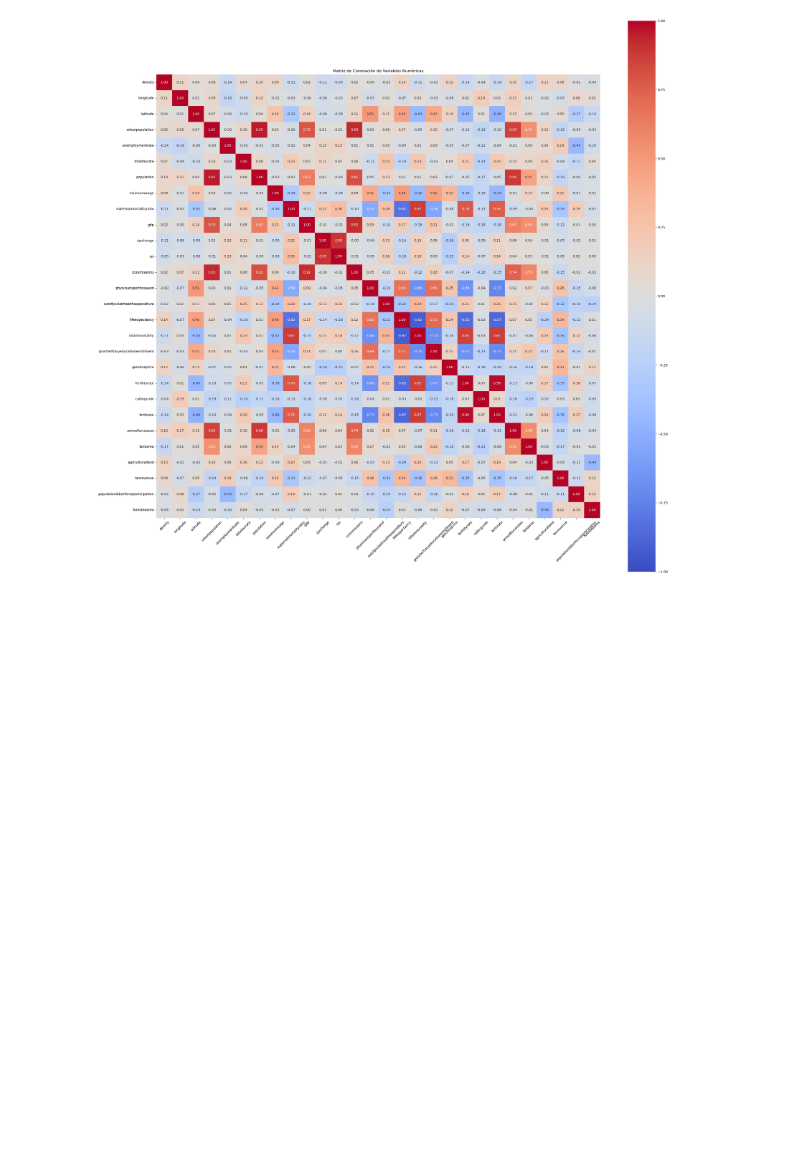
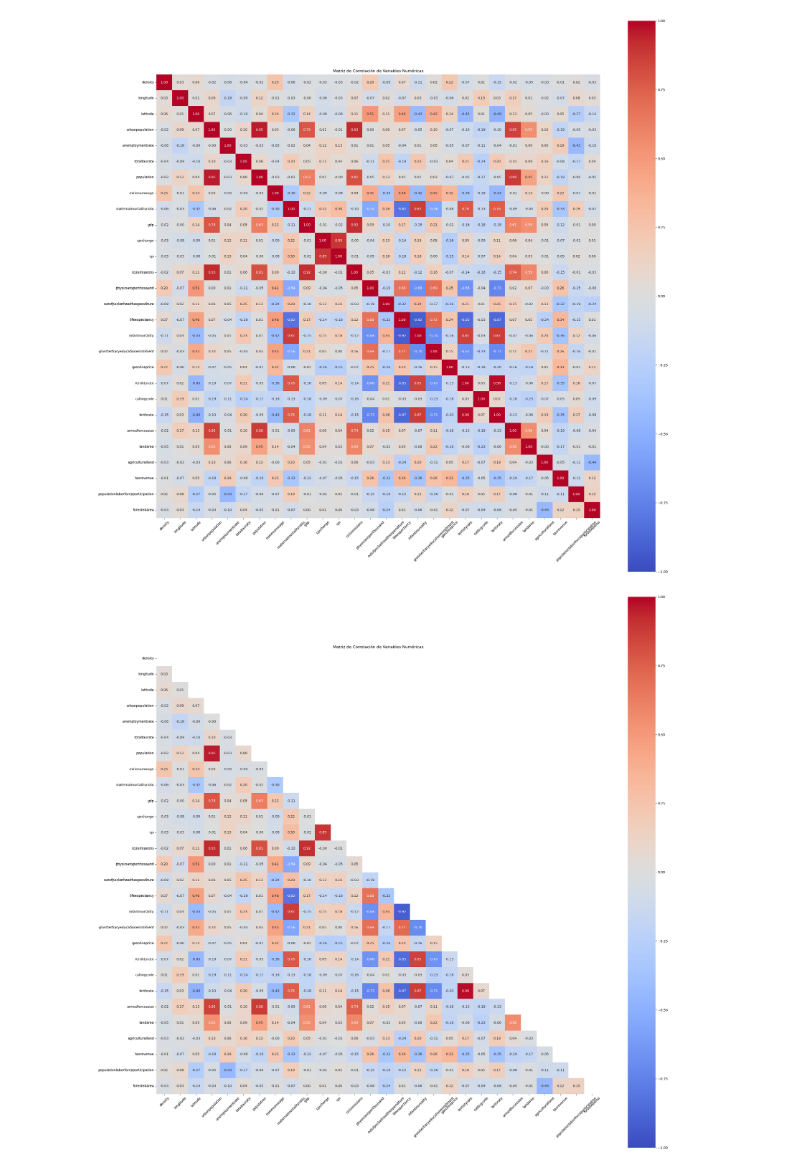
Before and after one commit to TaniaGraff/Modulo3, a Jupyter notebook: Ejercicios_Pair_Programming_Estadistica_Descriptiva.ipynb, the cells around one changed output. Saved outputs shown, nothing was run; the diff lists cells and outputs as text; code cells hidden in the pictures; blank space fills up the shorter version.

```diff
--- a/Ejercicios_Pair_Programming_Estadistica_Descriptiva.ipynb
+++ b/Ejercicios_Pair_Programming_Estadistica_Descriptiva.ipynb
@@ -224,3 +262,17 @@ plt.title('Matriz de Correlación de Variables Numéricas')
 plt.xticks(rotation=45);
 # %% [output]
 [figure]
+# %%
+#Creo una matriz booleana para visualizar mejor los datos.
+mask = np.triu(np.ones_like(corr_matrix, dtype=bool))
+
+#Creo el mapa de calor con la máscara aplicada.
+plt.figure(figsize=(30, 30))
+sns.heatmap(corr_matrix, annot=True, cmap='coolwarm', fmt='.2f', vmin=-1, vmax=1, center=0, square=True, mask=mask)
+
+#Ajusto el título y las etiquetas de los ejes.
+plt.title('Matriz de Correlación de Variables Numéricas')
+plt.xticks(rotation=45)
+plt.yticks(rotation=0);
+# %% [output]
+[figure, added]
```
Also changed, not shown: parts of 8 cells of this notebook, 5 other files.
